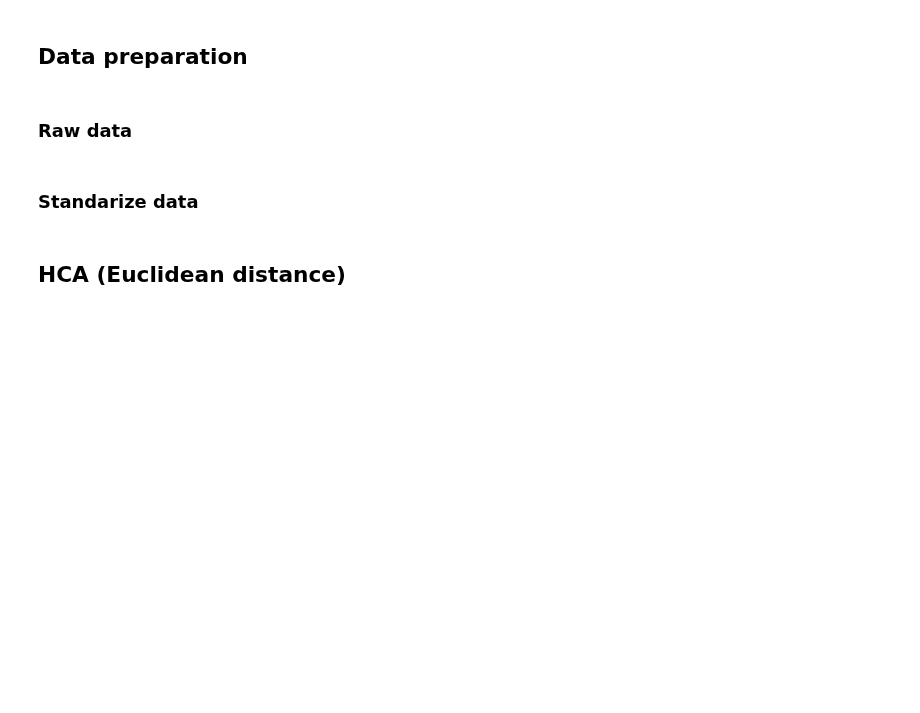
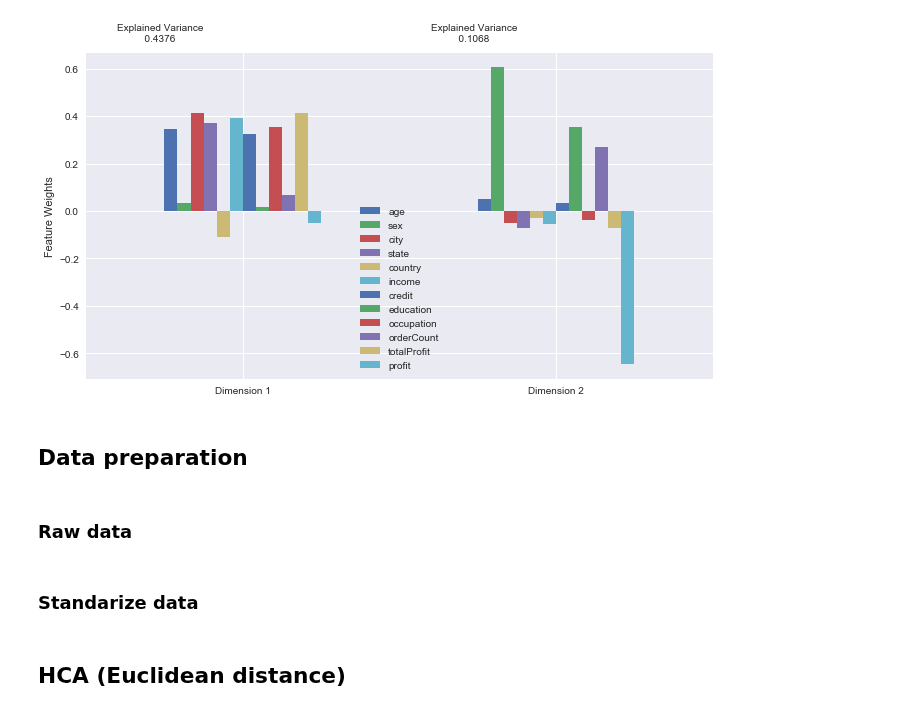
Before and after one commit to miaoever/IOT, a Jupyter notebook: Standup 4/HCA.ipynb, the cells around one changed output. Drawn from its saved outputs; the diff is of its cells as text; code cells hidden in the pictures; blank space fills up the shorter version.

```diff
--- a/Standup 4/HCA.ipynb
+++ b/Standup 4/HCA.ipynb
@@ -130,6 +135,53 @@ def hca(X, met):
         leaf_font_size=8.,
     )
     plt.show()
+# %%
+
+df = pd.read_csv('./data/orderWithProfit.csv', header=0)
+# filtered_df = df[df['orderdate'].isnull()]
+df = df.dropna()
+df["orderDate"] = df["orderDate"].apply(lambda x: datetime.strptime(x, '%Y-%m-%d %H:%M:%S'))
+df["takenDate"] = df["takenDate"].apply(lambda x: datetime.strptime(x, '%Y-%m-%d %H:%M:%S'))
+df["shipDate"] = df["shipDate"].apply(lambda x: datetime.strptime(x, '%Y-%m-%d %H:%M:%S'))
+df["transitDuration"] = (df["shipDate"]-df["takenDate"])/ np.timedelta64(1, 's')
+df["fulfillDuration"] = (df["shipDate"]-df["orderDate"])/ np.timedelta64(1, 's')
+
+df["amount"] = df["red"]+df["blue"]+df["yellow"]+df["black"]+df["white"]
+
+dic = {}
+
+# Combine with customer info
+df_tmp = pd.read_csv('./data/orderWithCustomer.csv', header=0)
+df = pd.merge(df, df_tmp, how='inner', left_on="customer", right_on="name",suffixes=('_x', '_y'),)
+
+for key in ["customer", "name","age", "sex", "city", "state", "country",\
+                 "income", "credit","education", "occupation","orderCount","totalProfit"]:
+    dic[key] = {}
+    ## Add Customer ID (Integer number)
+    id = 1
+    for _,name in df[[key]].drop_duplicates()[key].iteritems():
+        dic[key][name] = id # id starts from 0
+        id = id+1
+    df[key] = df[key].apply(lambda x: dic[key][x])
+
+X = {}
+index = {}
+target = {"users":"profit","order":"profit","duration":"transitDuration","comples":"profit"}
+
+from sklearn.decomposition import PCA
+from sklearn.preprocessing import StandardScaler
+index["users"]=["age","sex", "city", "state","country","income","credit","education","occupation","orderCount","totalProfit","profit"]
+
+
+scaler = StandardScaler()
+
+X["users"] = scaler.fit_transform(df[index["users"]].values)
+pca = PCA(n_components=2)
+X["users"] = pca.fit_transform(X["users"])
+
+pca_results = vs.pca_results(df[index["users"]], pca)
+# %% [output]
+[figure, added]
 # %% [markdown]
 ## Data preparation
 # %% [markdown]
```
Also changed, not shown: parts of 9 cells of this notebook, 1 other file.
